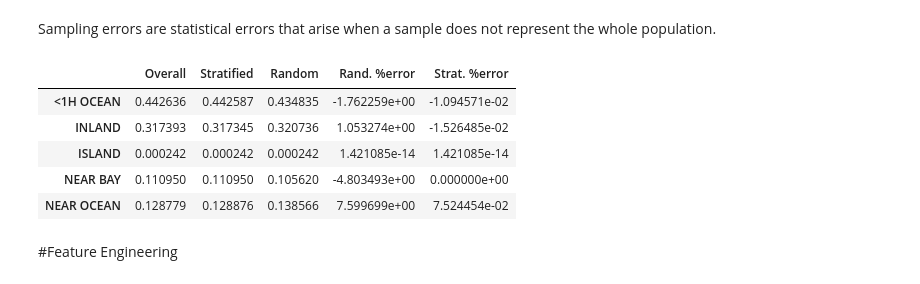
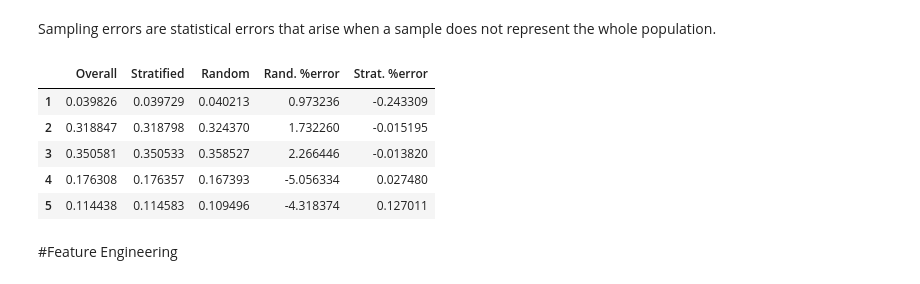
Before and after one commit to Sateesh110/Rep_ML, a Jupyter notebook: zML_SL_Regress_Housing.ipynb, the cells around one changed output. Cells and saved outputs as stored; diff of their text form; code cells hidden in the pictures.

```diff
--- a/zML_SL_Regress_Housing.ipynb
+++ b/zML_SL_Regress_Housing.ipynb
@@ -278,6 +275,9 @@ housing.head(3)
 | 0 | -122.23 | 37.88 | 41.0 | 880.0 | 129.0 | 322.0 | 126.0 | ... |
 | 1 | -122.22 | 37.86 | 21.0 | 7099.0 | 1106.0 | 2401.0 | 1138.0 | ... |
 | 2 | -122.24 | 37.85 | 52.0 | 1467.0 | 190.0 | 496.0 | 177.0 | ... |
+# %%
+#to make sure pandas doesn’t hide any columns
+pd.set_option("display.max.columns", None)
 # %%
 cols = housing.columns
 df_stats(housing,cols)
@@ -300,10 +303,10 @@ df_stats(housing,cols)
 # %%
 # Method 1
 bin_labels = ['Bronze', 'Silver', 'Gold', 'Platinum', 'Diamond']
-housing["income_cat3"] = pd.qcut(housing["median_income"],
+zhousing["income_cat3"] = pd.qcut(zhousing["median_income"],
                                q=5, precision=0,
                                labels=bin_labels)
-housing["income_cat3"].value_counts()
+zhousing["income_cat3"].value_counts()
 # %% [output]
 Silver      4131
 Bronze      4130
@@ -340,10 +343,10 @@ def income_cat2(x):
         return 2
     else:
         return 1
-housing['income_cat2']= housing['median_income'].apply(income_cat2)
-print(housing['income_cat2'].value_counts())
-housing['income_cat2_binned'] = pd.cut(housing['median_income'], bins=5)
-print(housing['income_cat2_binned'].value_counts())
+zhousing['income_cat2']= zhousing['median_income'].apply(income_cat2)
+print(zhousing['income_cat2'].value_counts())
+zhousing['income_cat2_binned'] = pd.cut(zhousing['median_income'], bins=5)
+print(zhousing['income_cat2_binned'].value_counts())
 # %% [output]
 1    9683
 2    9088
@@ -418,7 +522,7 @@ split_stats(test_set,train_set,"ocean_proximity")
 #Random. But, Stratified Split 80:20
 
 split = StratifiedShuffleSplit(n_splits=1, test_size=0.2, random_state=42)
-for train_index, test_index in split.split(housing, housing["ocean_proximity"]):
+for train_index, test_index in split.split(housing, housing["income_cat"]):
     strat_train_set = housing.loc[train_index]
     strat_test_set = housing.loc[test_index]
 
@@ -443,28 +547,28 @@ Sampling errors are statistical errors that arise when a sample does not represe
 # %%
 # % of Unique Records in total population
 def income_cat_proportions(data):
-    return data["ocean_proximity"].value_counts() / len(data)
+    return data["income_cat"].value_counts() / len(data)
 
 train_set, test_set = train_test_split(housing, test_size=0.2, random_state=42)
 
 compare_props = pd.DataFrame({
     "Overall": income_cat_proportions(housing),
     "Stratified": income_cat_proportions(strat_test_set),
     "Random": income_cat_proportions(test_set),
 }).sort_index()
 
 #Check this formula?
 compare_props["Rand. %error"] = 100 * compare_props["Random"] / compare_props["Overall"]-100
 compare_props["Strat. %error"] = 100 * compare_props["Stratified"] / compare_props["Overall"] - 100
 
 compare_props
 # %% [output]
 |  | Overall | Stratified | Random | Rand. %error | Strat. %error |
-| <1H OCEAN | 0.442636 | 0.442587 | 0.434835 | -1.762259e+00 | -1.094571e-02 |
-| INLAND | 0.317393 | 0.317345 | 0.320736 | 1.053274e+00 | -1.526485e-02 |
-| ISLAND | 0.000242 | 0.000242 | 0.000242 | 1.421085e-14 | 1.421085e-14 |
-| NEAR BAY | 0.110950 | 0.110950 | 0.105620 | -4.803493e+00 | 0.000000e+00 |
-| NEAR OCEAN | 0.128779 | 0.128876 | 0.138566 | 7.599699e+00 | 7.524454e-02 |
+| 1 | 0.039826 | 0.039729 | 0.040213 | 0.973236 | -0.243309 |
+| 2 | 0.318847 | 0.318798 | 0.324370 | 1.732260 | -0.015195 |
+| 3 | 0.350581 | 0.350533 | 0.358527 | 2.266446 | -0.013820 |
+| 4 | 0.176308 | 0.176357 | 0.167393 | -5.056334 | 0.027480 |
+| 5 | 0.114438 | 0.114583 | 0.109496 | -4.318374 | 0.127011 |
 # %% [markdown]
 #Feature Engineering
 # %%
```
Also changed, not shown: parts of 13 cells of this notebook.
